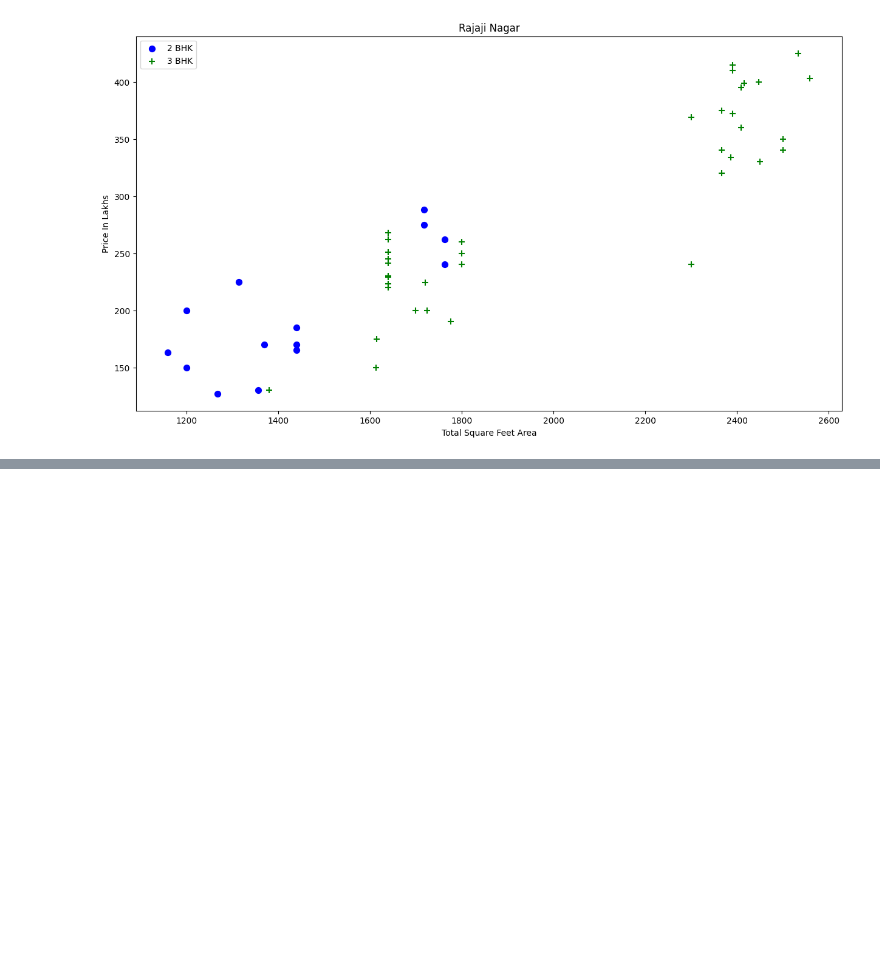
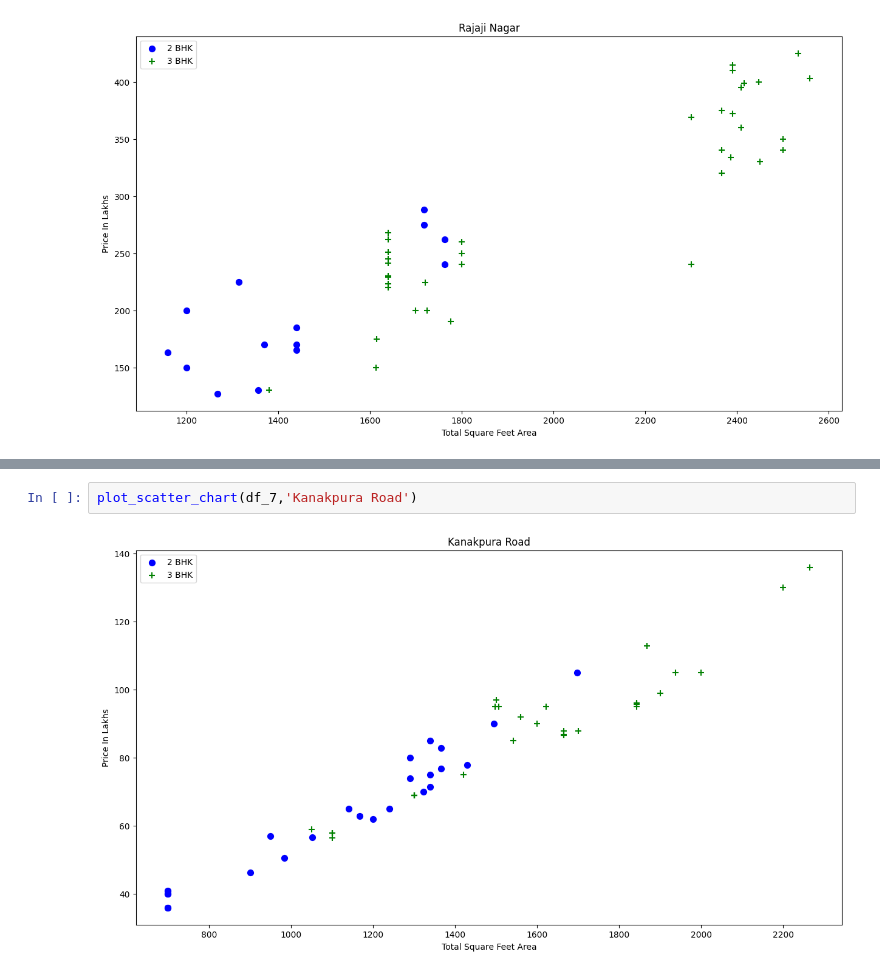
Before and after one commit to ahmedcurious/Data-Science-Work, a Jupyter notebook: Machine_Learning/Projects/Real_Estate_Prediction_Project/file.ipynb, the cells around one changed output, grey strips where cells are left out. Saved outputs shown, nothing was run; the diff lists cells and outputs as text; blank space fills up the shorter version.

```diff
--- a/Machine_Learning/Projects/Real_Estate_Prediction_Project/file.ipynb
+++ b/Machine_Learning/Projects/Real_Estate_Prediction_Project/file.ipynb
@@ -496,0 +533,4 @@ plot_scatter_chart(df_6,'Rajaji Nagar')
+# %%
+plot_scatter_chart(df_7,'Kanakpura Road')
+# %% [output]
+[figure, added]
```
Also changed, not shown: parts of 31 cells of this notebook, 2 other files.
